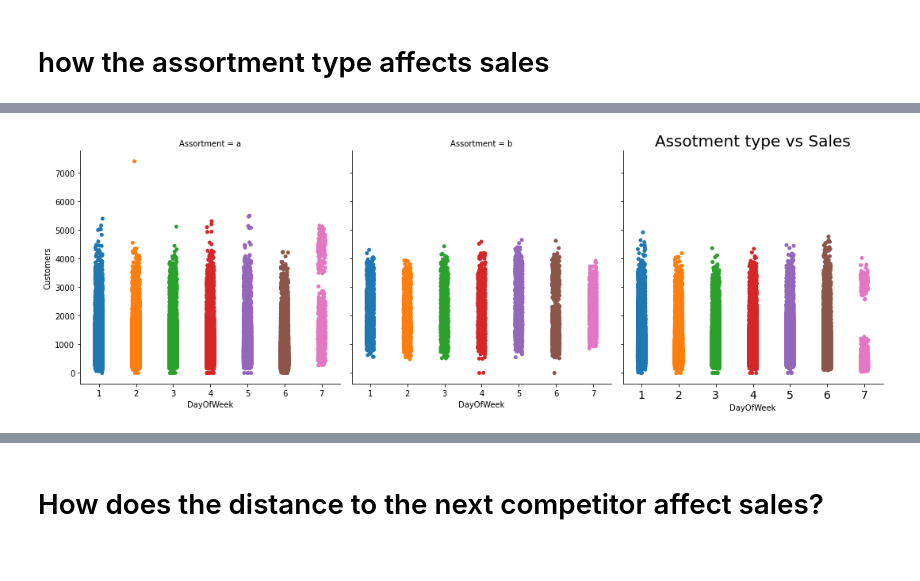
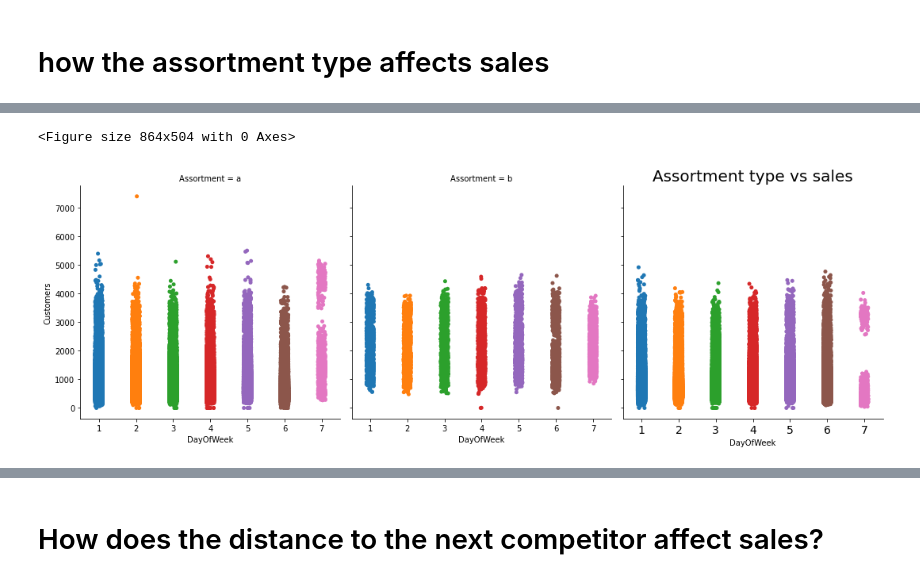
Before and after one commit to tesfayealex/Pharmaceutical-Sales-prediction, a Jupyter notebook: notebooks/EDA.ipynb, the cells around one changed output, grey strips where cells are left out. Drawn from its saved outputs; the diff is of its cells as text; code cells hidden in the pictures.

```diff
--- a/notebooks/EDA.ipynb
+++ b/notebooks/EDA.ipynb
@@ -813,5 +799,6 @@ As we can see above Stores Not Opening on all Weekdays have slightly higher sale
 # how the assortment type affects sales
 # %%
 mask = (train_merged_df["Open"] != 0)
-plotter.plot_catplot(train_merged_df[mask],'DayOfWeek', 'Customers','Assortment', ['a','b','c'],'Assotment type vs Sales')
+plot = plotter.plot_catplot_multi(train_merged_df[mask],'DayOfWeek', 'Customers','Assortment', ['a','b','c'])
+plot.savefig('../images/assortmentvssales.png')
 # %% [output]
@@ -819 +806,2 @@ plotter.plot_catplot(train_merged_df[mask],'DayOfWeek', 'Customers','Assortment'
+<Figure size 864x504 with 0 Axes>
-[figure, old version]
+[figure, new version]
```
Also changed, not shown: parts of 48 cells of this notebook, 29 other files.
